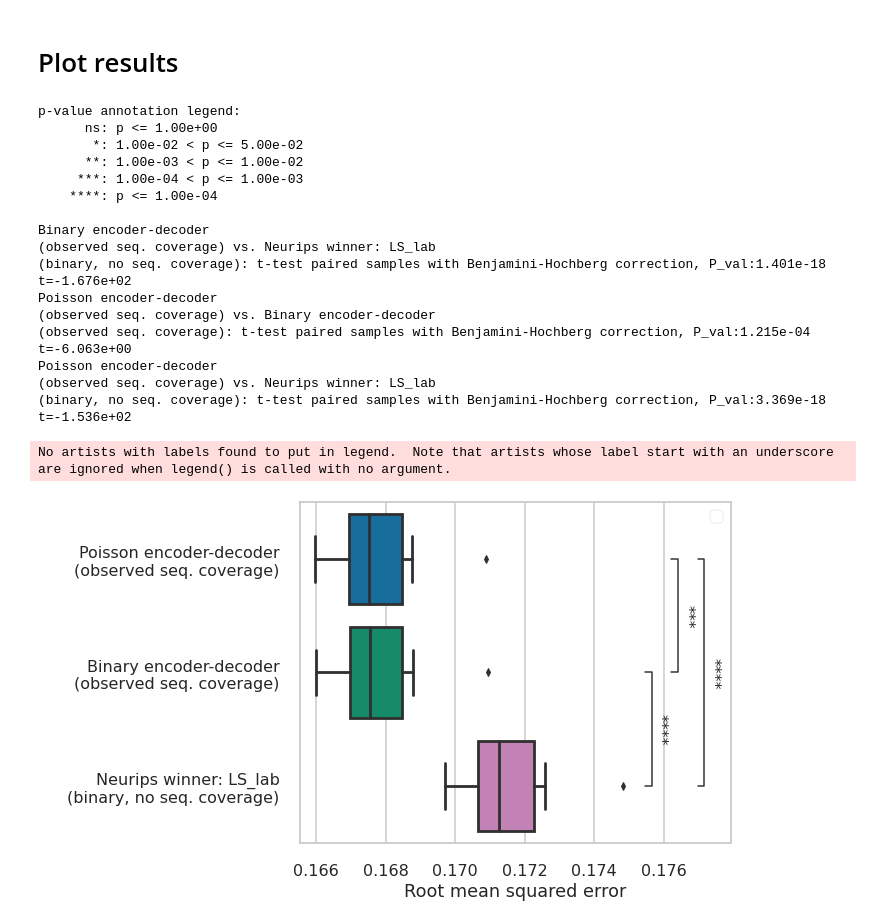
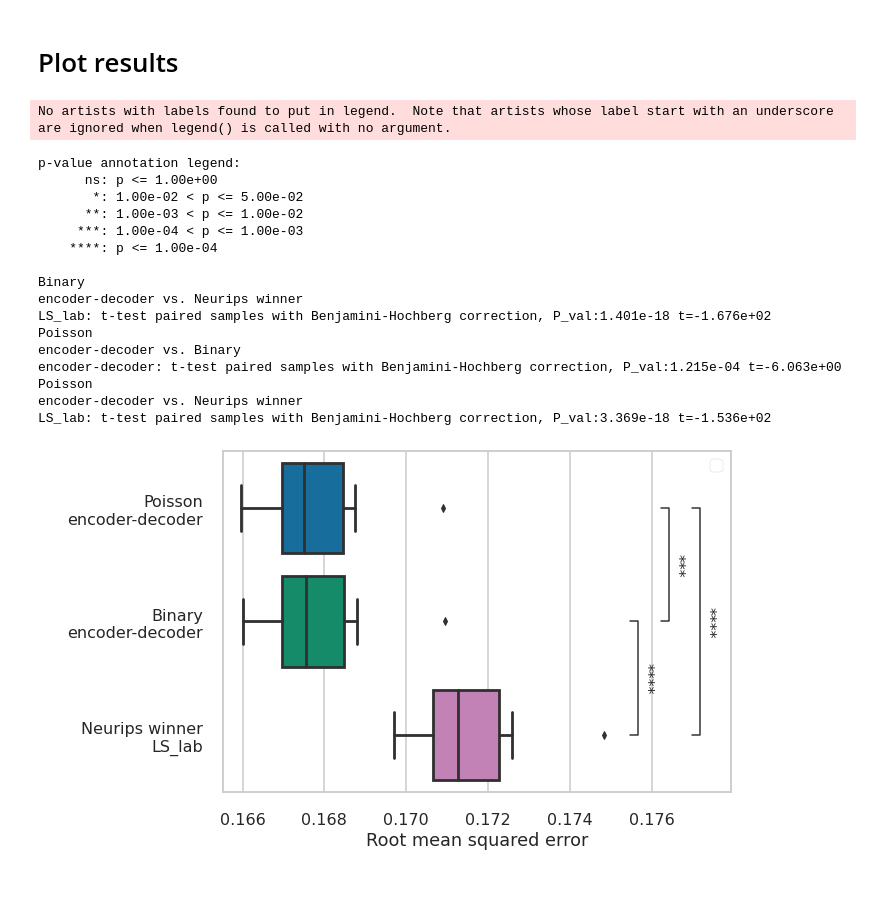
Before and after one commit to theislab/scatac_poisson_reproducibility, a Jupyter notebook: notebooks/Figure2_panel_e.ipynb, the cells around one changed output. Saved outputs shown, nothing was run; the diff lists cells and outputs as text; code cells hidden in the pictures; blank space fills up the shorter version.

Commit message:
Change figure names

```diff
--- a/notebooks/Figure2_panel_e.ipynb
+++ b/notebooks/Figure2_panel_e.ipynb
@@ -79,25 +79,25 @@ results = load_seml(seml_collection, model_type_map, final=True)
 pairs = list(itertools.combinations(results['config.model.model_type'].unique(), 2))
 # %%
 fig, ax = plt.subplots(figsize=(10,6))
-ax = create_annotated_boxplot(data = results, pairs=pairs, x=f"result.{metric}", y="config.model.model_type", hue=None, order=model_order, hue_order=None, ax = ax, test='t-test_paired', y_label=" ", x_label="Root mean squared error")
+ax = create_annotated_boxplot(data = results, pairs=pairs, x=f"result.rmse", y="config.model.model_type", hue=None, order=model_order, hue_order=None, ax = ax, test='t-test_paired', y_label=" ", x_label="Root mean squared error")
 fig.savefig(os.path.join(fig_path, "Neurips_challenge_RMSE.pdf"))
 fig.savefig(os.path.join(fig_path, "Neurips_challenge_RMSE.png"))
 # %% [output]
-p-value annotation legend:
-      ns: p <= 1.00e+00
-       *: 1.00e-02 < p <= 5.00e-02
-      **: 1.00e-03 < p <= 1.00e-02
-     ***: 1.00e-04 < p <= 1.00e-03
-    ****: p <= 1.00e-04
-
-Binary encoder-decoder
-(observed seq. coverage) vs. Neurips winner: LS_lab
-(binary, no seq. coverage): t-test paired samples with Benjamini-Hochberg correction, P_val:1.401e-18 t=-1.676e+02
-Poisson encoder-decoder
-(observed seq. coverage) vs. Binary encoder-decoder
-(observed seq. coverage): t-test paired samples with Benjamini-Hochberg correction, P_val:1.215e-04 t=-6.063e+00
-Poisson encoder-decoder
-(observed seq. coverage) vs. Neurips winner: LS_lab
-(binary, no seq. coverage): t-test paired samples with Benjamini-Hochberg correction, P_val:3.369e-18 t=-1.536e+02
+No artists with labels found to put in legend.  Note that artists whose label start with an underscore are ignored when legend() is called with no argument.
-No artists with labels found to put in legend.  Note that artists whose label start with an underscore are ignored when legend() is called with no argument.
+p-value annotation legend:
+      ns: p <= 1.00e+00
+       *: 1.00e-02 < p <= 5.00e-02
+      **: 1.00e-03 < p <= 1.00e-02
+     ***: 1.00e-04 < p <= 1.00e-03
+    ****: p <= 1.00e-04
+
+Binary
+encoder-decoder vs. Neurips winner
+LS_lab: t-test paired samples with Benjamini-Hochberg correction, P_val:1.401e-18 t=-1.676e+02
+Poisson
+encoder-decoder vs. Binary
+encoder-decoder: t-test paired samples with Benjamini-Hochberg correction, P_val:1.215e-04 t=-6.063e+00
+Poisson
+encoder-decoder vs. Neurips winner
+LS_lab: t-test paired samples with Benjamini-Hochberg correction, P_val:3.369e-18 t=-1.536e+02
-[figure, old version]
+[figure, new version]
```
Also changed, not shown: 1 other file.
